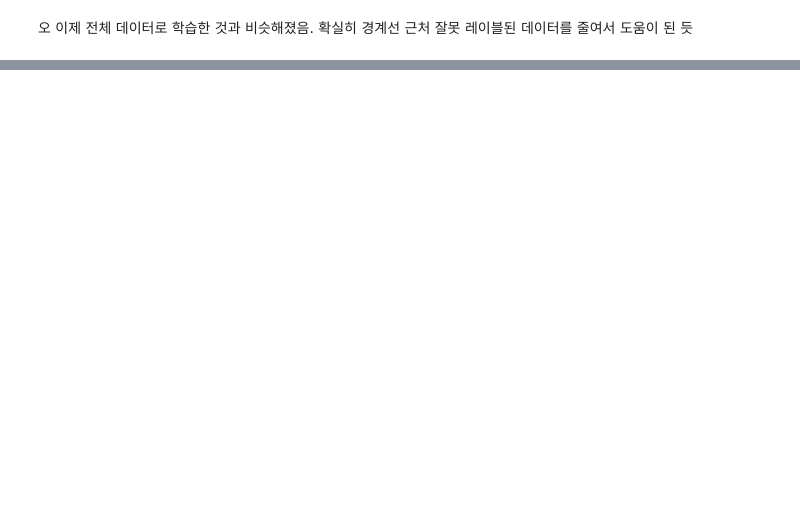
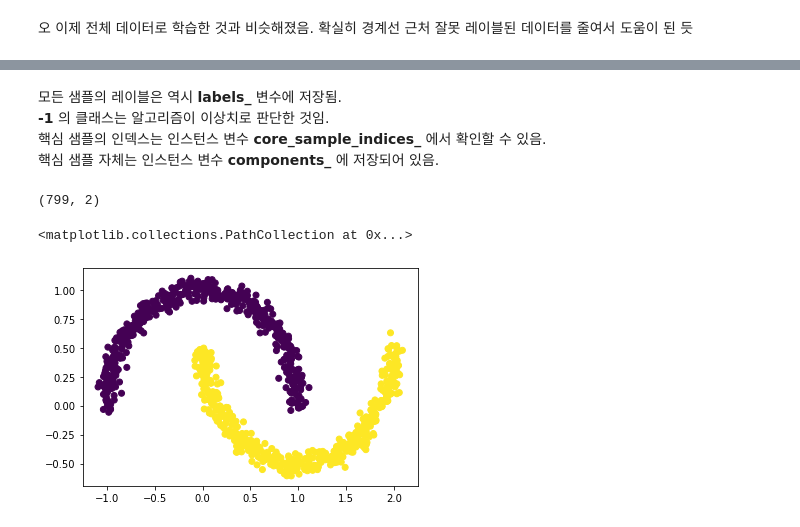
Before and after one commit to Hyonchori/Study-handsonML, a Jupyter notebook: Unsupervised_learning/_01_clustering.ipynb, the cells around one changed output, grey strips where cells are left out. Drawn from its saved outputs; the diff is of its cells as text; code cells hidden in the pictures; blank space fills up the shorter version.

```diff
--- a/Unsupervised_learning/_01_clustering.ipynb
+++ b/Unsupervised_learning/_01_clustering.ipynb
@@ -585,0 +594,7 @@ Please also refer to the documentation for alternative solver options:
+# %%
+from sklearn.cluster import DBSCAN
+from sklearn.datasets import make_moons
+
+x, y = make_moons(n_samples=1000, noise=0.05)
+dbscan = DBSCAN(eps=0.05, min_samples=5)
+dbscan.fit(x, y)
@@ -585,0 +623,14 @@ Please also refer to the documentation for alternative solver options:
+# %% [markdown]
+모든 샘플의 레이블은 역시 **labels_** 변수에 저장됨.
+**-1** 의 클래스는 알고리즘이 이상치로 판단한 것임.
+핵심 샘플의 인덱스는 인스턴스 변수 **core_sample_indices_** 에서 확인할 수 있음.
+핵심 샘플 자체는 인스턴스 변수 **components_** 에 저장되어 있음.
+# %%
+dbscan.components_.shape
+# %% [output]
+(799, 2)
+# %%
+plt.scatter(x[:, 0], x[:, 1], c=y)
+# %% [output]
+<matplotlib.collections.PathCollection at 0x...>
+[figure, added]
```
Also changed, not shown: parts of 34 cells of this notebook.
